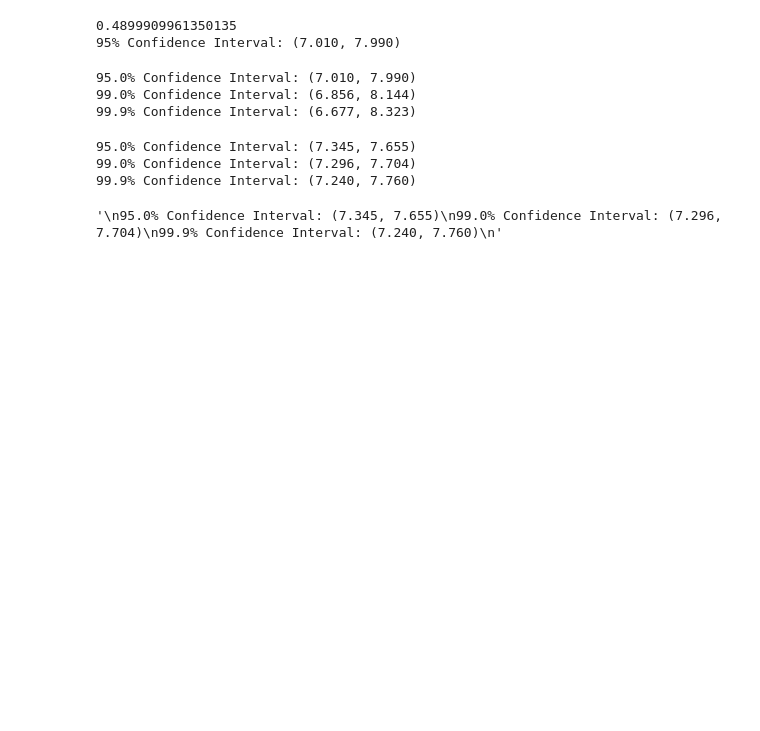
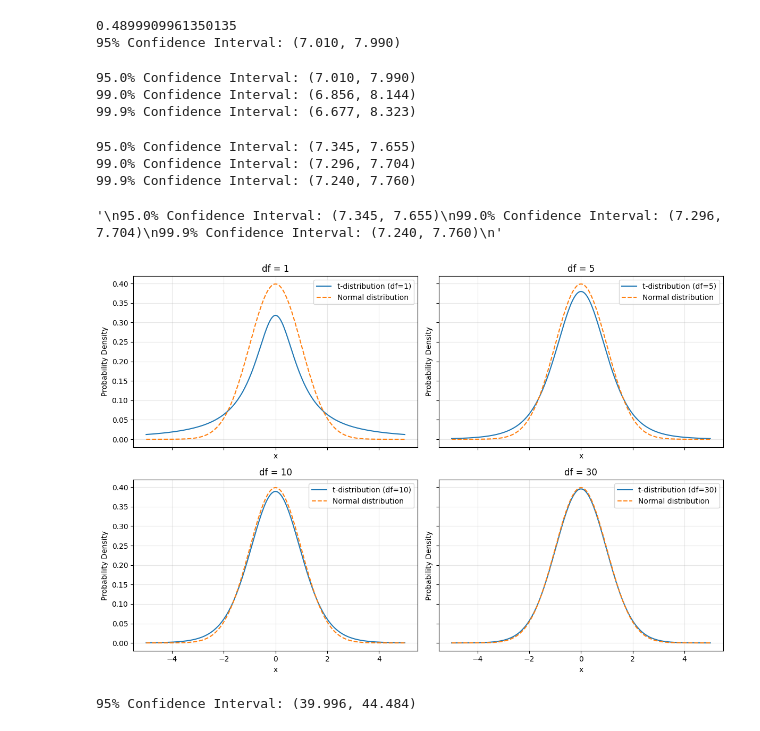
Before and after one commit to thomasnield/manning_grokking_statistics, a Jupyter notebook: ch5/ch5.ipynb, the cells around one changed output. Drawn from its saved outputs; the diff is of its cells as text; code cells hidden in the pictures; blank space fills up the shorter version.

```diff
--- a/ch5/ch5.ipynb
+++ b/ch5/ch5.ipynb
@@ -579,3 +579,74 @@ for c in confidences: #G
 99.0% Confidence Interval: (7.296, 7.704)
 99.9% Confidence Interval: (7.240, 7.760)
 '\n95.0% Confidence Interval: (7.345, 7.655)\n99.0% Confidence Interval: (7.296, 7.704)\n99.9% Confidence Interval: (7.240, 7.760)\n'
+# %%
+import numpy as np
+import matplotlib.pyplot as plt
+from scipy.stats import t, norm
+
+# Set up the x-axis range
+x = np.linspace(-5, 5, 1000)
+
+# Degrees of freedom to plot
+dfs = [1, 5, 10, 30]
+
+# Create a figure with 4 subplots (2x2 grid)
+fig, axes = plt.subplots(2, 2, figsize=(12, 8), sharex=True, sharey=True)
+
+# Flatten axes for easier iteration
+axes = axes.flatten()
+
+# Plot each t-distribution with the normal distribution
+for i, df in enumerate(dfs):
+    # Plot t-distribution with solid line
+    axes[i].plot(x, t.pdf(x, df), '-', label=f't-distribution (df={df})')
+    # Plot normal distribution with dashed line
+    axes[i].plot(x, norm.pdf(x, 0, 1), '--', label='Normal distribution')
+    # Customize each subplot
+    axes[i].set_title(f'df = {df}')
+    axes[i].set_xlabel('x')
+    axes[i].set_ylabel('Probability Density')
+    axes[i].legend()
+    axes[i].grid(True, alpha=0.3)
+
+# Adjust layout to prevent overlap
+plt.tight_layout()
+
+plt.savefig("xXYpSUXY.svg")
+plt.savefig("xXYpSUXY.png")
+# Show the plot
+plt.show()
+# %% [output]
+[figure, added]
+# %%
+import scipy.stats as stats #A
+import numpy as np #B
+
+mean = 42.24 #C
+std = 3.62 #D
+n = 10 #E
+confidence = 0.95 #F
+
+t = stats.t.ppf(1 - (1 - confidence) / 2, n-1) #G
+print(t)
+se = std / np.sqrt(n) #H
+margin = t * se #I
+print(margin) #J
+lower = mean - margin #K
+upper = mean + margin #K
+print(f"{confidence*100:.0f}% Confidence Interval: ({lower:.3f}, {upper:.3f})") #L
+
+#A Import scipy.stats module for statistical functions
+#B Import numpy for numerical operations
+#C Set sample mean
+#D Set sample standard deviation
+#E Set sample size
+#F Set confidence level
+#G Calculate t-score for the given confidence level and degrees of freedom
+#H Compute standard error
+#I Calculate margin of error
+#J 3.719573768937948
+#K Compute lower and upper bounds of the confidence interval
+#L 99% Confidence Interval: (38.520, 45.960)
+# %% [output]
+95% Confidence Interval: (39.996, 44.484)
```
Also changed, not shown: parts of 4 cells of this notebook, 2 other files.
